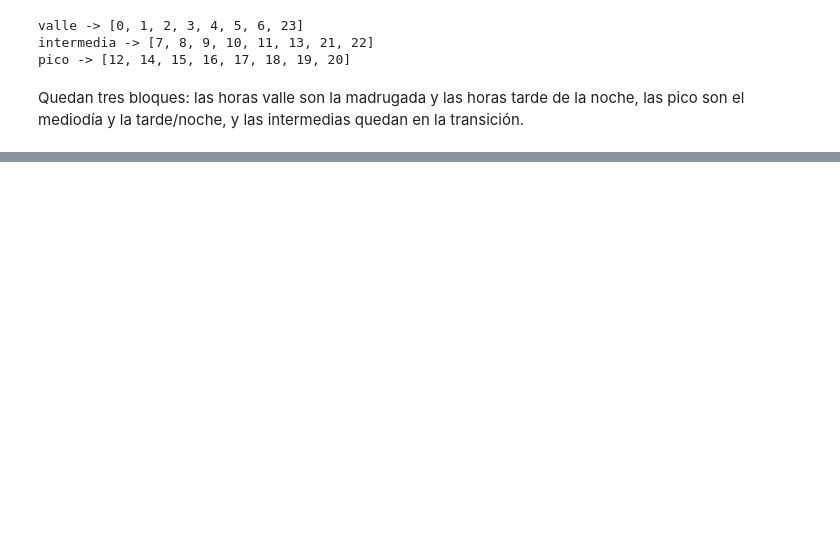
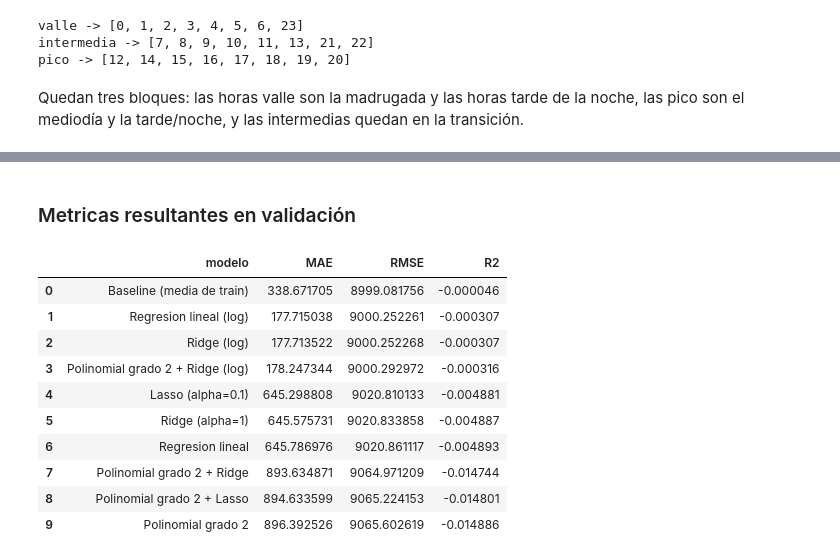
Before and after one commit to robroab/Proyecto_1_Statistical_Learning, a Jupyter notebook: proyecto1.ipynb, the cells around one changed output, grey strips where cells are left out. Cells and saved outputs as stored; diff of their text form; code cells hidden in the pictures; blank space fills up the shorter version.

```diff
--- a/proyecto1.ipynb
+++ b/proyecto1.ipynb
@@ -394,0 +513,28 @@ Quedan tres bloques: las horas valle son la madrugada y las horas tarde de la no
+# %%
+features_num = ["hora_sin", "hora_cos", "mes_sin", "mes_cos",
+                 "precio_tip_hora", "precio_tip_mes_hora",
+                 "finde", "pico_finde"]
+features_cat = ["dia_sem", "estacion", "grupo_hora"]
+target = "precio"
+
+X_train = train_2023_feat[features_num + features_cat]
+y_train = train_2023_feat[target]
+X_valid = valid_2024_feat[features_num + features_cat]
+y_valid = valid_2024_feat[target]
+
+resultados = []
+
+def evaluar_modelo(nombre, pipe):
+    pipe.fit(X_train, y_train)
+    pred = pipe.predict(X_valid)
+    mae = mean_absolute_error(y_valid, pred)
+    rmse = root_mean_squared_error(y_valid, pred)
+    r2 = r2_score(y_valid, pred)
+    resultados.append({"modelo": nombre, "MAE": mae, "RMSE": rmse, "R2": r2})
+    print(f"{nombre:35s} MAE={mae:7.2f}  RMSE={rmse:7.2f}  R2={r2:6.3f}")
+    return pipe
+
+preprocesador = ColumnTransformer([
+    ("num", StandardScaler(), features_num),
+    ("cat", OneHotEncoder(handle_unknown="ignore"), features_cat),
+])
@@ -394,0 +706,17 @@ Quedan tres bloques: las horas valle son la madrugada y las horas tarde de la no
+# %% [markdown]
+### Metricas resultantes en validación
+# %%
+tabla_resultados = pd.DataFrame(resultados).sort_values("RMSE").reset_index(drop=True)
+tabla_resultados
+# %% [output]
+|  | modelo | MAE | RMSE | R2 |
+| 0 | Baseline (media de train) | 338.671705 | 8999.081756 | -0.000046 |
+| 1 | Regresion lineal (log) | 177.715038 | 9000.252261 | -0.000307 |
+| 2 | Ridge (log) | 177.713522 | 9000.252268 | -0.000307 |
+| 3 | Polinomial grado 2 + Ridge (log) | 178.247344 | 9000.292972 | -0.000316 |
+| 4 | Lasso (alpha=0.1) | 645.298808 | 9020.810133 | -0.004881 |
+| 5 | Ridge (alpha=1) | 645.575731 | 9020.833858 | -0.004887 |
+| 6 | Regresion lineal | 645.786976 | 9020.861117 | -0.004893 |
+| 7 | Polinomial grado 2 + Ridge | 893.634871 | 9064.971209 | -0.014744 |
+| 8 | Polinomial grado 2 + Lasso | 894.633599 | 9065.224153 | -0.014801 |
+| 9 | Polinomial grado 2 | 896.392526 | 9065.602619 | -0.014886 |
```
Also changed, not shown: parts of 17 cells of this notebook.
